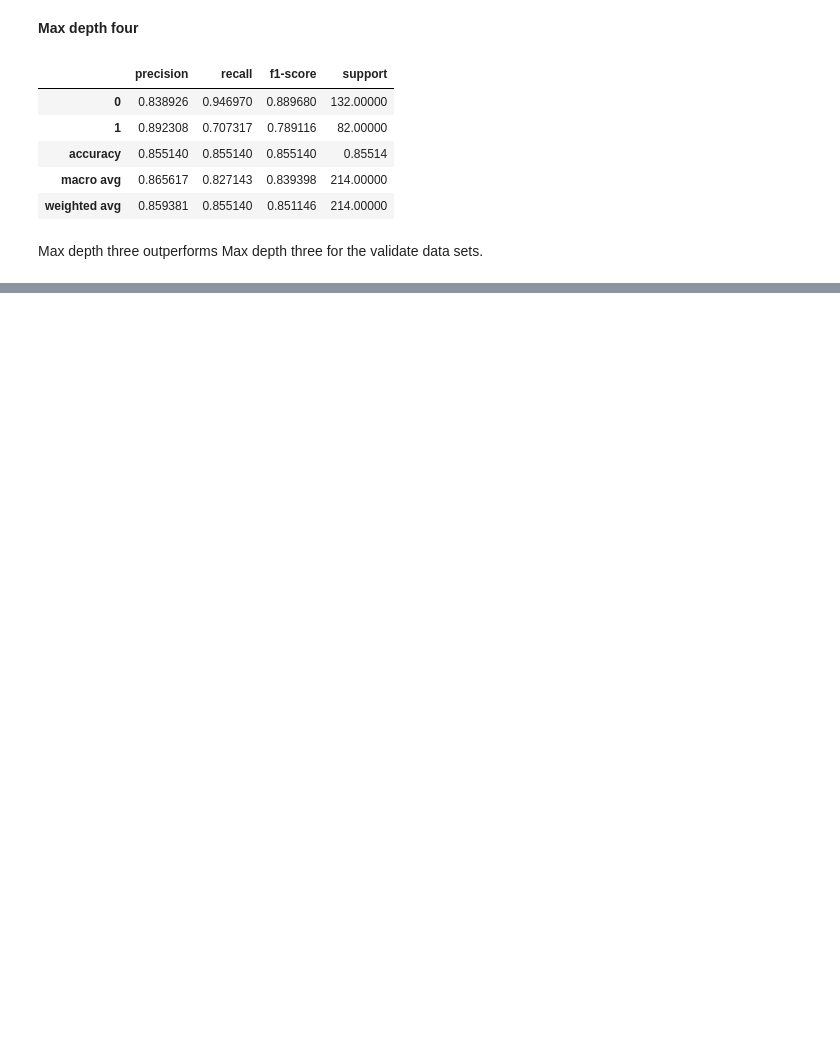
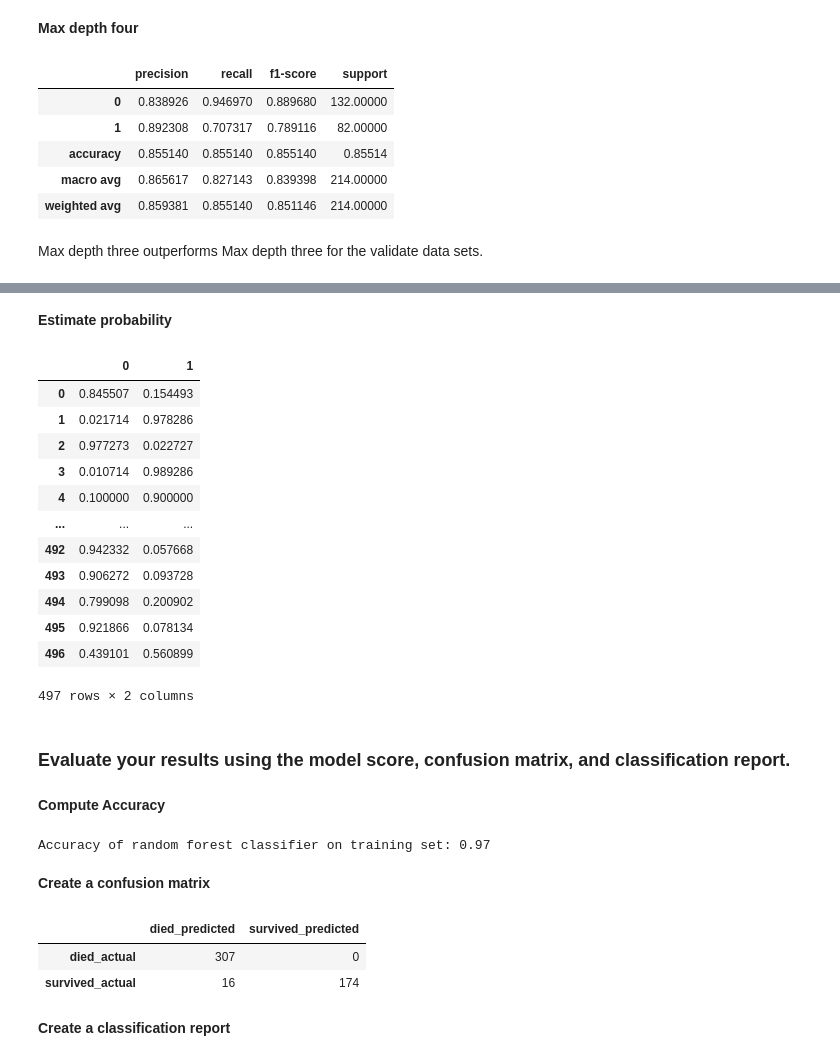
Before and after one commit to malachi-hale/classification-exercises, a Jupyter notebook: model.ipynb, the cells around one changed output, grey strips where cells are left out. Cells and saved outputs as stored; diff of their text form; code cells hidden in the pictures; blank space fills up the shorter version.

Commit message:
random tree exercises

```diff
--- a/model.ipynb
+++ b/model.ipynb
@@ -483,0 +416,8 @@ Max depth three outperforms Max depth three for the validate data sets.
+# %%
+rf = RandomForestClassifier(bootstrap=True,
+                            class_weight=None,
+                            criterion='gini',
+                            min_samples_leaf=1,
+                            n_estimators=100,
+                            max_depth=10,
+                            random_state=123)
@@ -483,0 +426,2 @@ Max depth three outperforms Max depth three for the validate data sets.
+# %%
+rf.fit(X_train, y_train)
@@ -483,0 +468,31 @@ Max depth three outperforms Max depth three for the validate data sets.
+# %% [markdown]
+**Estimate probability**
+# %%
+y_pred_proba = rf.predict_proba(X_train)
+# %%
+pd.DataFrame(y_pred_proba)
+# %% [output]
+|  | 0 | 1 |
+| 0 | 0.845507 | 0.154493 |
+| 1 | 0.021714 | 0.978286 |
+| 2 | 0.977273 | 0.022727 |
+| 3 | 0.010714 | 0.989286 |
+| 4 | 0.100000 | 0.900000 |
+| ... | ... | ... |
+| 492 | 0.942332 | 0.057668 |
+| 493 | 0.906272 | 0.093728 |
+| 494 | 0.799098 | 0.200902 |
+| 495 | 0.921866 | 0.078134 |
+| 496 | 0.439101 | 0.560899 |
+497 rows × 2 columns
+# %% [markdown]
+### Evaluate your results using the model score, confusion matrix, and classification report.
+# %% [markdown]
+**Compute Accuracy**
+# %%
+print('Accuracy of random forest classifier on training set: {:.2f}'
+     .format(rf.score(X_train, y_train)))
+# %% [output]
+Accuracy of random forest classifier on training set: 0.97
+# %% [markdown]
+**Create a confusion matrix**
@@ -483,0 +503,8 @@ Max depth three outperforms Max depth three for the validate data sets.
+# %%
+df_confusion_matrix
+# %% [output]
+|  | died_predicted | survived_predicted |
+| died_actual | 307 | 0 |
+| survived_actual | 16 | 174 |
+# %% [markdown]
+**Create a classification report**
```
Also changed, not shown: parts of 100 cells of this notebook, 1 other file.
